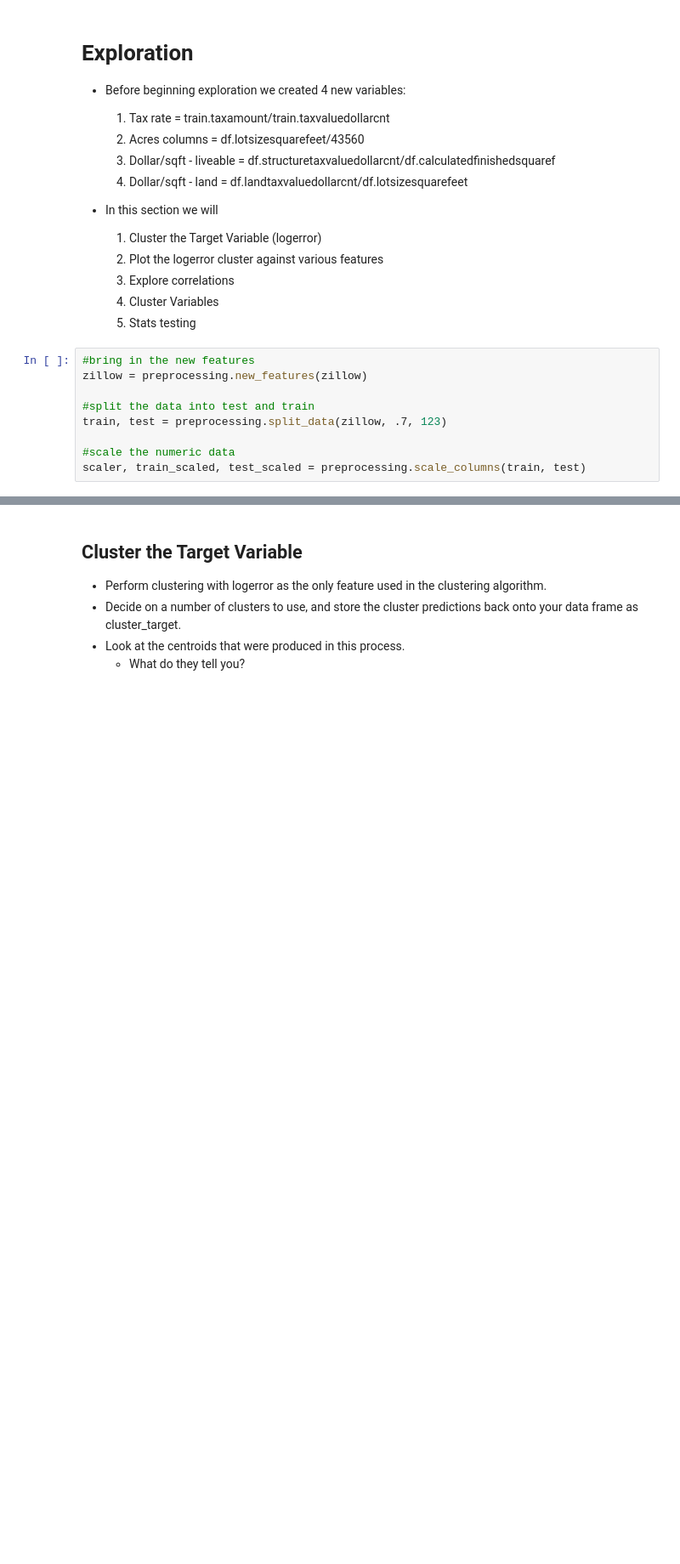
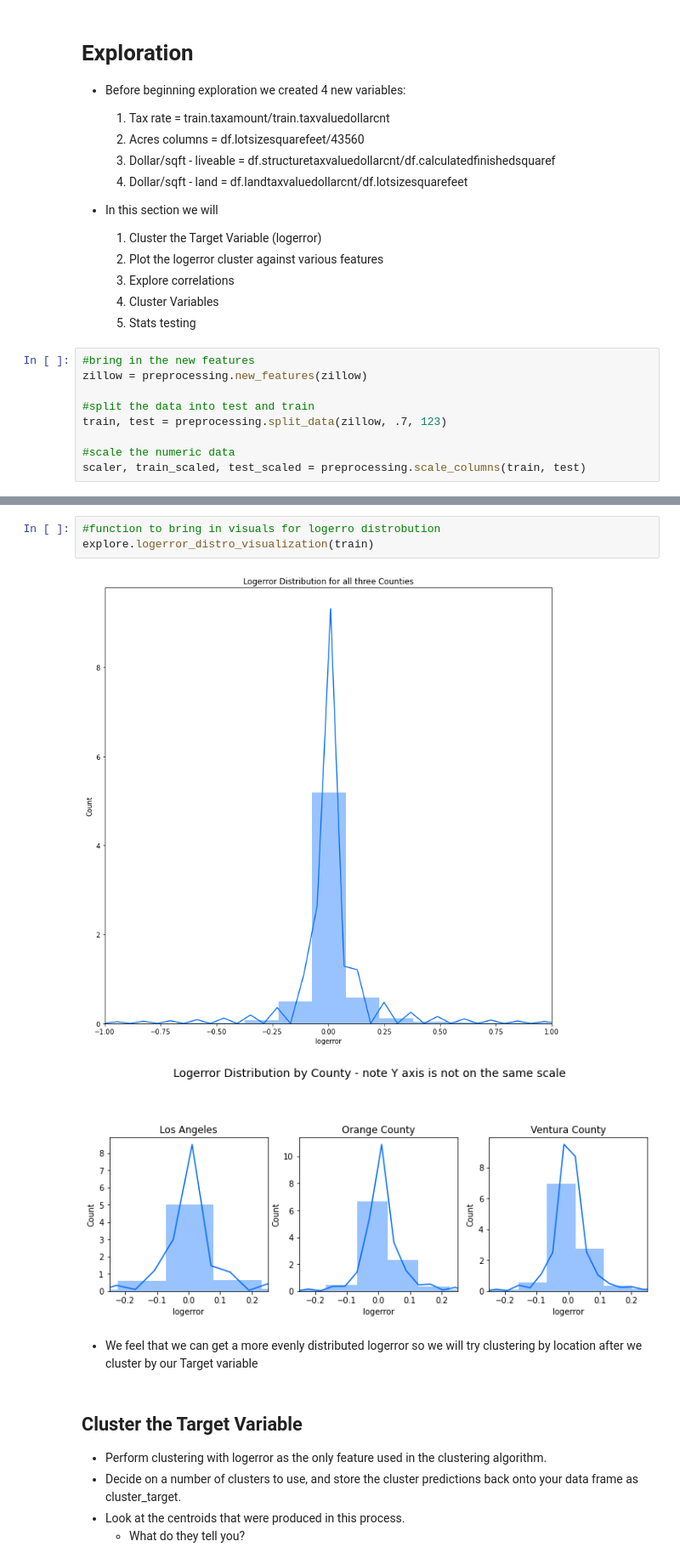
Before and after one commit to zillow-willow/zillow_clustering, a Jupyter notebook: zillow_logerror_report.ipynb, the cells around one changed output, grey strips where cells are left out. Shown at 85% size. Drawn from its saved outputs; the diff is of its cells as text; blank space fills up the shorter version.

```diff
--- a/zillow_logerror_report.ipynb
+++ b/zillow_logerror_report.ipynb
@@ -169,3 +177,11 @@ scaler, train_scaled, test_scaled = preprocessing.scale_columns(train, test)
+# %%
+#function to bring in visuals for logerro distrobution
+explore.logerror_distro_visualization(train)
+# %% [output]
+[figure, added]
+[figure, added]
+# %% [markdown]
+- We feel that we can get a more evenly distributed logerror so we will try clustering by location after we cluster by our Target variable
 # %% [markdown]
 ## Cluster the Target Variable
 
```
Also changed, not shown: parts of 31 cells of this notebook.
